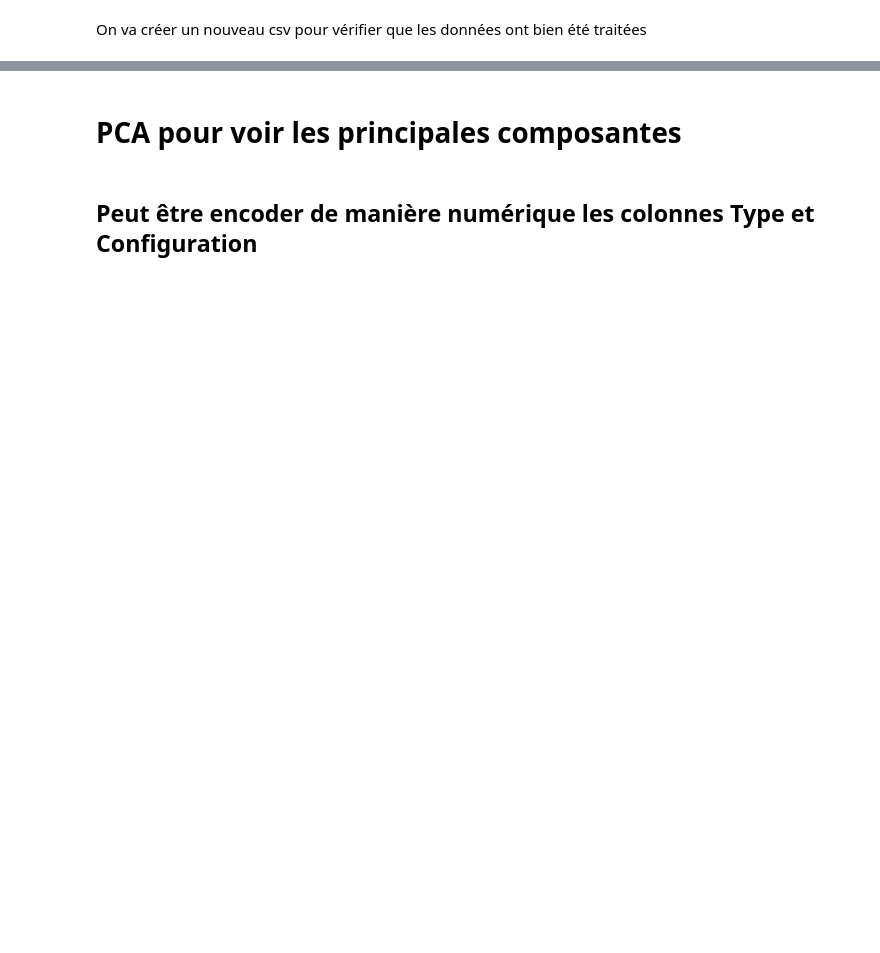
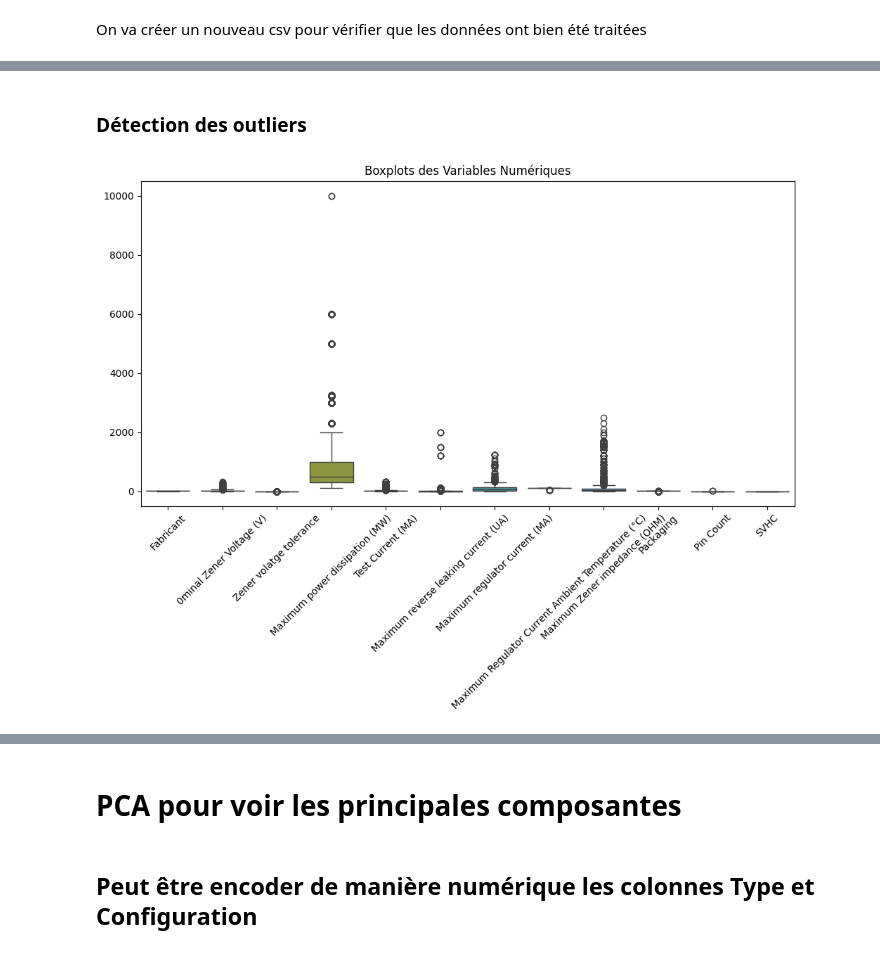
Before and after one commit to coupsim/PSYN_SC_AL, a Jupyter notebook: PSYN.ipynb, the cells around one changed output, grey strips where cells are left out. Cells and saved outputs as stored; diff of their text form; code cells hidden in the pictures; blank space fills up the shorter version.

```diff
--- a/PSYN.ipynb
+++ b/PSYN.ipynb
@@ -233,0 +480,14 @@ print(df_train_ss_ref.dtypes)
+# %% [markdown]
+### Détection des outliers
+# %%
+# Sélection des colonnes numériques uniquement
+num_cols = df_train_ss_ref.select_dtypes(include=['float64', 'int64']).columns
+
+# Tracer les boxplots des variables numériques
+plt.figure(figsize=(12, 6))
+sns.boxplot(data=df_train_ss_ref[num_cols])
+plt.xticks(rotation=45)  # Rotation des labels pour une meilleure lisibilité
+plt.title("Boxplots des Variables Numériques")
+plt.show()
+# %% [output]
+[figure, added]
```
Also changed, not shown: parts of 59 cells of this notebook.
